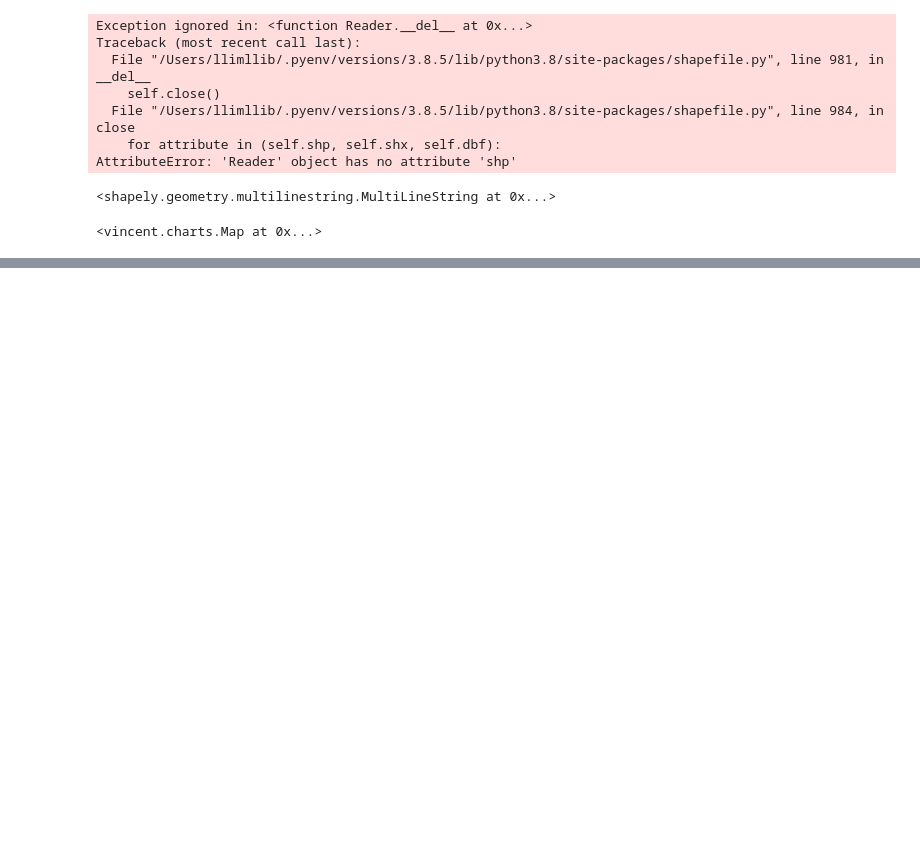
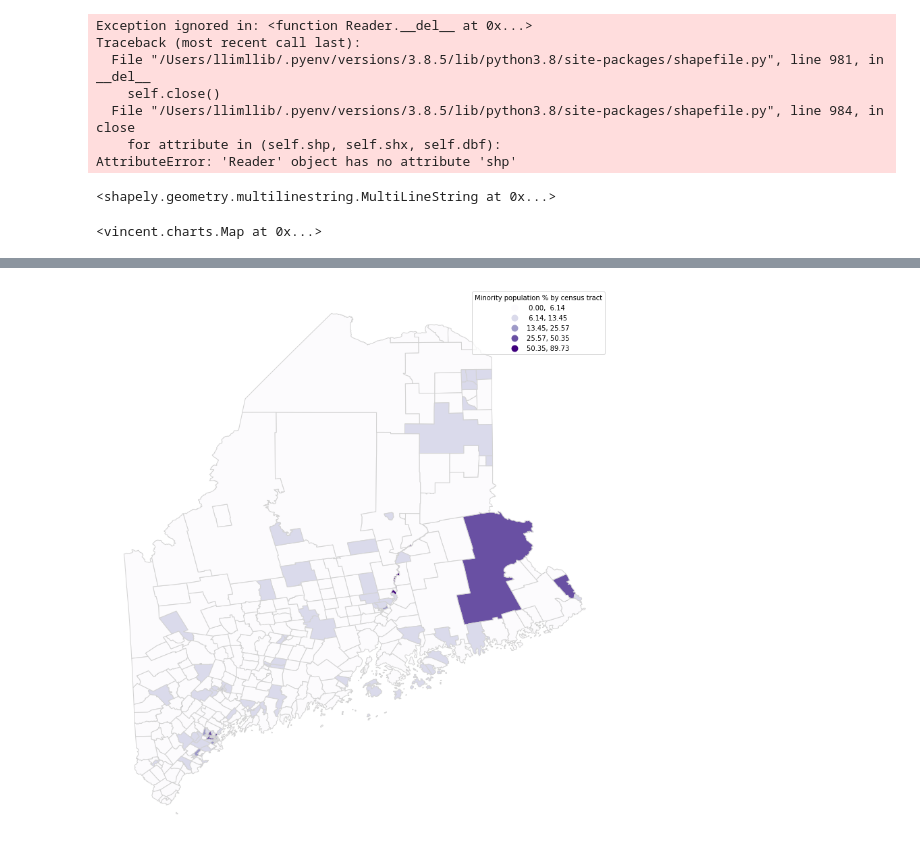
Before and after one commit to llimllib/hmda, a Jupyter notebook: geo.ipynb, the cells around one changed output, grey strips where cells are left out. Drawn from its saved outputs; the diff is of its cells as text; code cells hidden in the pictures; blank space fills up the shorter version.

```diff
--- a/geo.ipynb
+++ b/geo.ipynb
@@ -148,0 +168,10 @@ comb.plot("approved", legend=True, figsize=(10,10))
+# %%
+minority = loandf.groupby(["census_tract", "tract_minority_population_percent"]) \
+    .first() \
+    .reset_index(level="tract_minority_population_percent")
+minority = pd.concat([gdf, minority], axis=1)
+
+# again there are somehow out of state tract IDs in here, drop them
+minority = minority.dropna(subset=["NAME"])
+minority
+# mingeo = pd.concat([gdf, minority], axis=1)
@@ -148,0 +192,17 @@ comb.plot("approved", legend=True, figsize=(10,10))
+# %%
+# this doesn't seem very likely? But maybe the big area is a native american reservation(s)?
+fig, ax = plt.subplots(1, 1, figsize=(15,15), facecolor='white')
+ax.axis('off')
+
+ax = minority.plot("tract_minority_population_percent",
+              legend=True,
+              figsize=(10,10),
+              scheme='NaturalBreaks',
+              ax=ax,
+              cmap='Purples',
+              edgecolor="lightgrey")
+ax.get_legend().set_title("Minority population % by census tract")
+
+fig.savefig("map.png")
+# %% [output]
+[figure, added]
```
Also changed, not shown: parts of 16 cells of this notebook, 2 other files.
